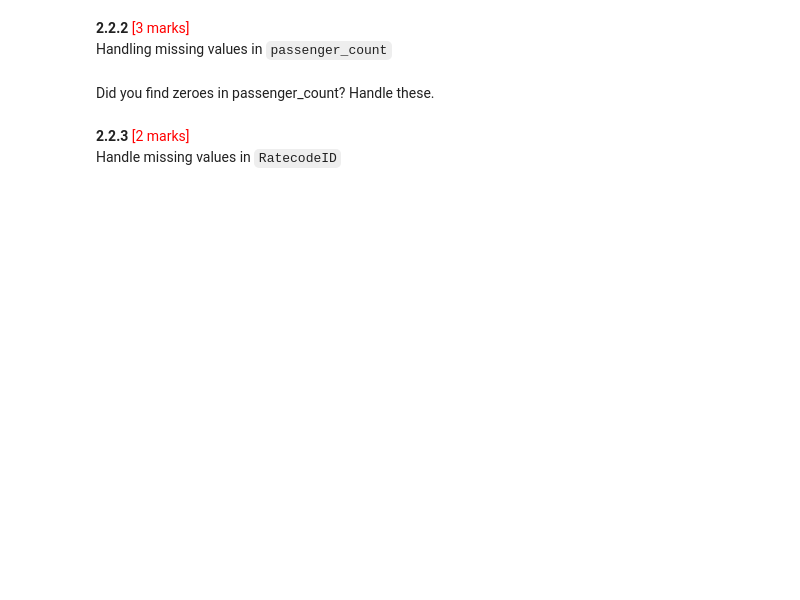
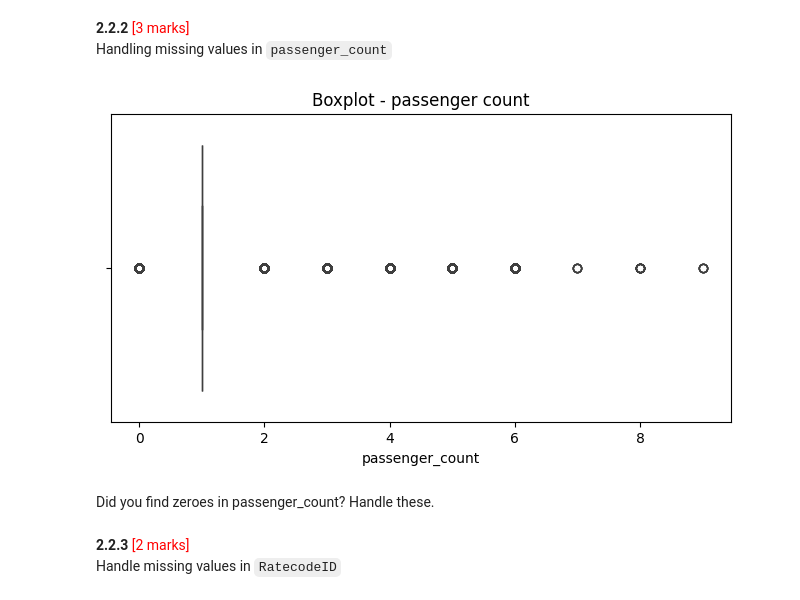
Before and after one commit to ChetanTiwari195/NewYorkTaxiEDA_DS_CT, a Jupyter notebook: EDA_Optimising_NYC_Taxis_ChetanTiwari.ipynb, the cells around one changed output. Drawn from its saved outputs; the diff is of its cells as text; code cells hidden in the pictures; blank space fills up the shorter version.

```diff
--- a/EDA_Optimising_NYC_Taxis_ChetanTiwari.ipynb
+++ b/EDA_Optimising_NYC_Taxis_ChetanTiwari.ipynb
@@ -486,3 +495,20 @@ Handling missing values in `passenger_count`
+# %%
+# Display the rows with null values
+# Impute NaN values in 'passenger_count'
+
+# df[df.isna().any(axis=1)]
+# df[df['passenger_count'].isna()]
+
+plt.figure(figsize=(8, 4))
+sea.boxplot(x=df['passenger_count'])
+plt.title('Boxplot - passenger count')
+plt.show()
+
+df['passenger_count'].mode()
+
+df['passenger_count'] = df['passenger_count'].fillna(df['passenger_count'].mode()[0])
+# %% [output]
+[figure, added]
 # %% [markdown]
 Did you find zeroes in passenger_count? Handle these.
 # %% [markdown]
```
Also changed, not shown: parts of 21 cells of this notebook, 13 other files.
